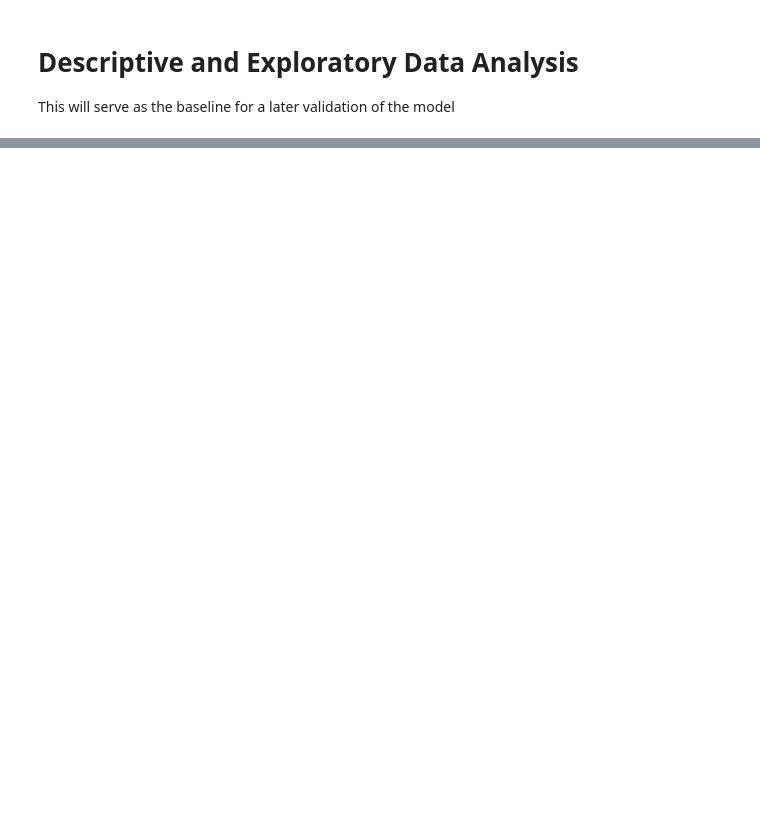
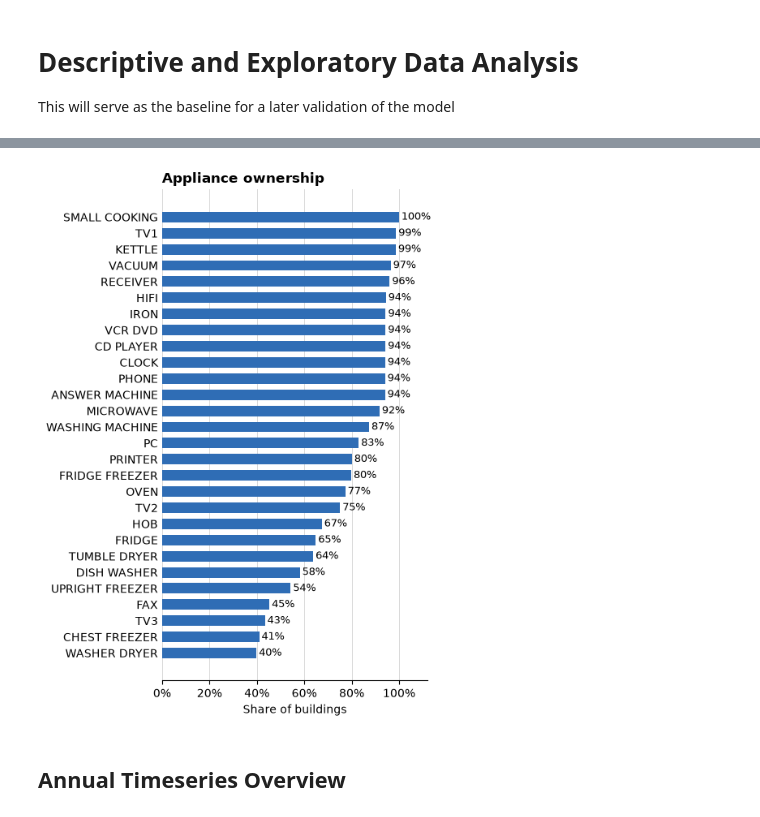
Before and after one commit to NV717/Master_Thesis_EWI_2026, a Jupyter notebook: Ch_2_Deskriptive_Analysis/DescAnalysis.ipynb, the cells around one changed output, grey strips where cells are left out. Saved outputs shown, nothing was run; the diff lists cells and outputs as text; code cells hidden in the pictures; blank space fills up the shorter version.

```diff
--- a/Ch_2_Deskriptive_Analysis/DescAnalysis.ipynb
+++ b/Ch_2_Deskriptive_Analysis/DescAnalysis.ipynb
@@ -163,0 +51,6 @@ if __name__ == "__main__":
+# %%
+plot_appliance_ownership(manifest)
+# %% [output]
+[figure, added]
+# %% [markdown]
+## Annual Timeseries Overview
```
Also changed, not shown: parts of 28 cells of this notebook, 1 other file.
